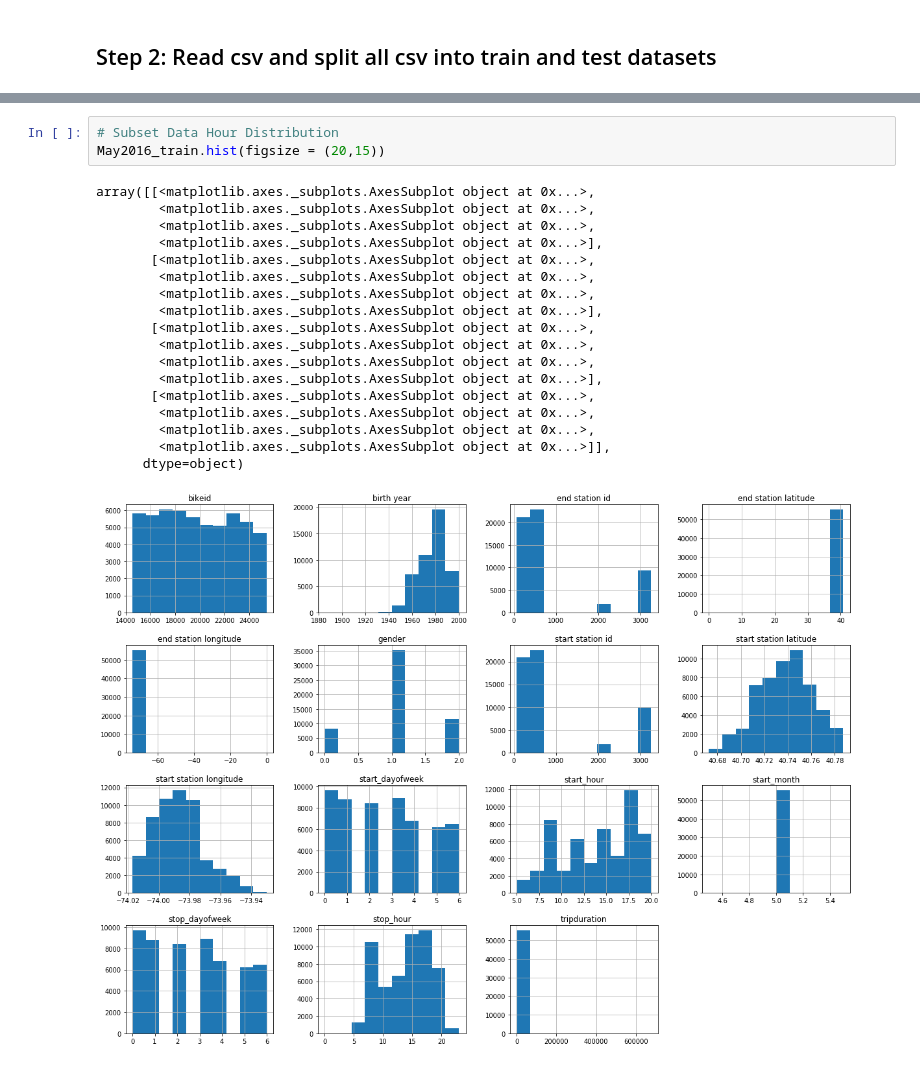
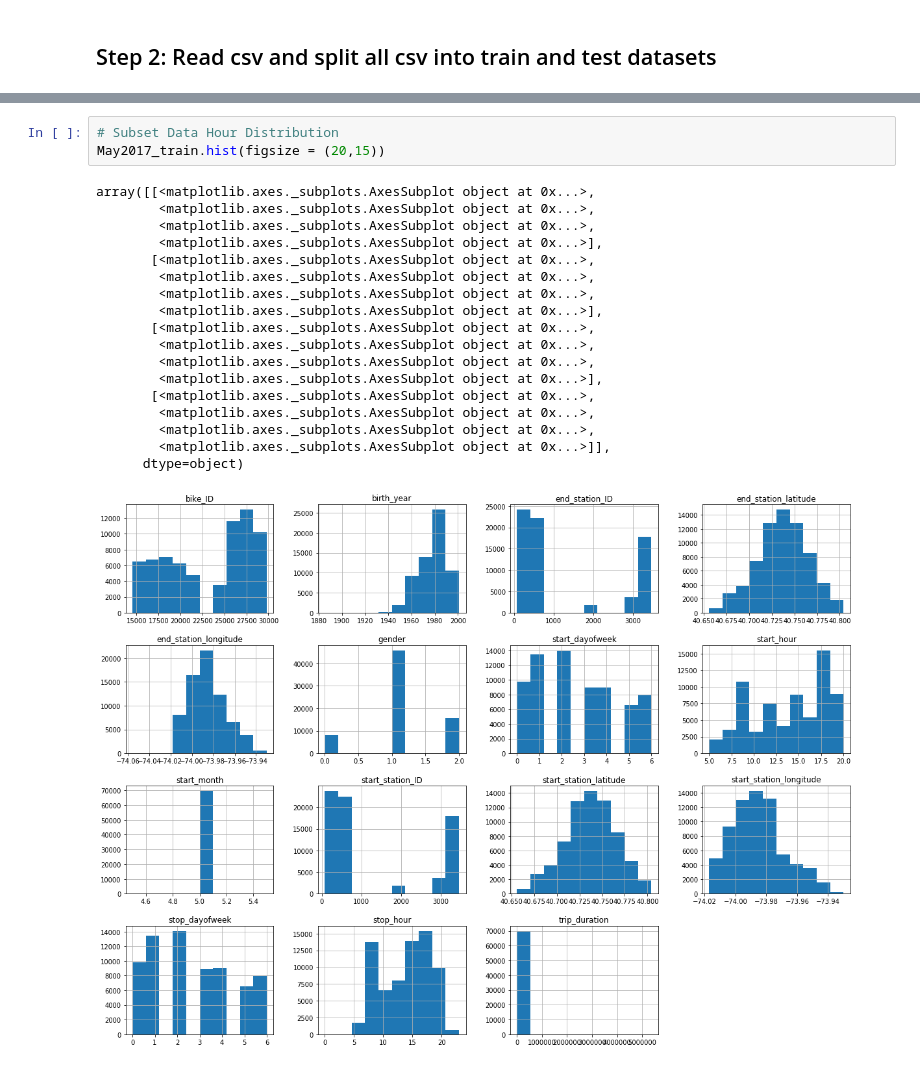
Before and after one commit to zhangym1256/Citi-Bike-Capstone, a Jupyter notebook: may/May_notebook.ipynb, the cells around one changed output, grey strips where cells are left out. Saved outputs shown, nothing was run; the diff lists cells and outputs as text.

```diff
--- a/may/May_notebook.ipynb
+++ b/may/May_notebook.ipynb
@@ -123,24 +152,24 @@ May2016_test.shape # 5% of validate dataset(4.75% of orignal dataset)
 # %%
 # Subset Data Hour Distribution
-May2016_train.hist(figsize = (20,15))
+May2017_train.hist(figsize = (20,15))
 # %% [output]
 array([[<matplotlib.axes._subplots.AxesSubplot object at 0x...>,
         <matplotlib.axes._subplots.AxesSubplot object at 0x...>,
         <matplotlib.axes._subplots.AxesSubplot object at 0x...>,
         <matplotlib.axes._subplots.AxesSubplot object at 0x...>],
        [<matplotlib.axes._subplots.AxesSubplot object at 0x...>,
         <matplotlib.axes._subplots.AxesSubplot object at 0x...>,
         <matplotlib.axes._subplots.AxesSubplot object at 0x...>,
         <matplotlib.axes._subplots.AxesSubplot object at 0x...>],
        [<matplotlib.axes._subplots.AxesSubplot object at 0x...>,
         <matplotlib.axes._subplots.AxesSubplot object at 0x...>,
         <matplotlib.axes._subplots.AxesSubplot object at 0x...>,
         <matplotlib.axes._subplots.AxesSubplot object at 0x...>],
        [<matplotlib.axes._subplots.AxesSubplot object at 0x...>,
         <matplotlib.axes._subplots.AxesSubplot object at 0x...>,
         <matplotlib.axes._subplots.AxesSubplot object at 0x...>,
         <matplotlib.axes._subplots.AxesSubplot object at 0x...>]],
       dtype=object)
-[figure, old version]
+[figure, new version]
 # %%
 # Original Dataset Hour Distribution
```
Also changed, not shown: parts of 14 cells of this notebook, 2 other files.
